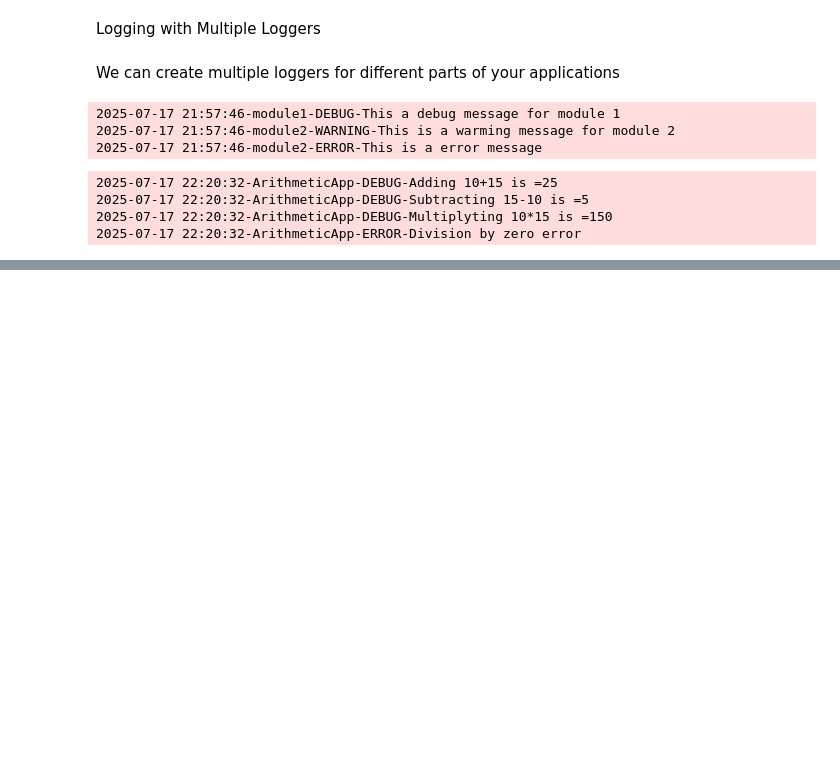
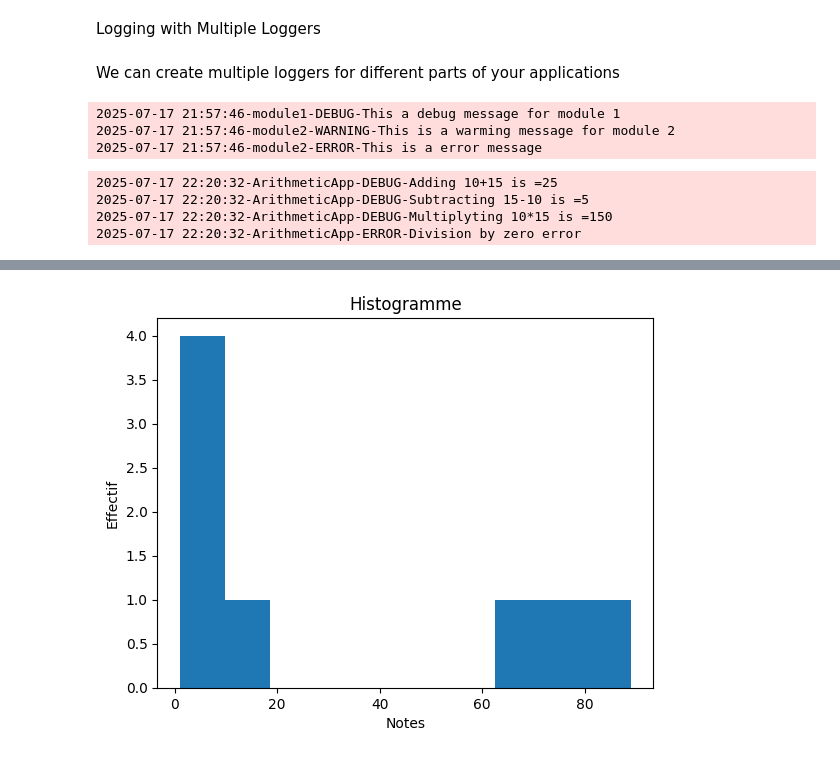
Before and after one commit to Barthez2023/PythonCode, a Jupyter notebook: python-basics/test.ipynb, the cells around one changed output, grey strips where cells are left out. Drawn from its saved outputs; the diff is of its cells as text; code cells hidden in the pictures; blank space fills up the shorter version.

Commit message:
Application de numpy et des bibliothe skimage matplotlib Seaborn et introduction au maching learning

```diff
--- a/python-basics/test.ipynb
+++ b/python-basics/test.ipynb
@@ -3357,0 +3478,19 @@ divide(20,0)
+# %%
+### utilisation desbiblitheque Mattolib et Seaborn pour la visualisatiion
+
+## Histogramme avec matblotlib
+import matplotlib.pyplot as plt
+
+
+data=[1,2,89,63,2,14,5,78]
+plt.hist(data)
+plt.title('Histogramme')
+plt.xlabel('Notes')
+plt.ylabel('Effectif')
+plt.show()
+
+
+
+
+## Boxplot avec Seaborn
+# %% [output]
@@ -3357,0 +3514 @@ divide(20,0)
+[figure, added]
```
Also changed, not shown: parts of 25 cells of this notebook, 1 other file.
